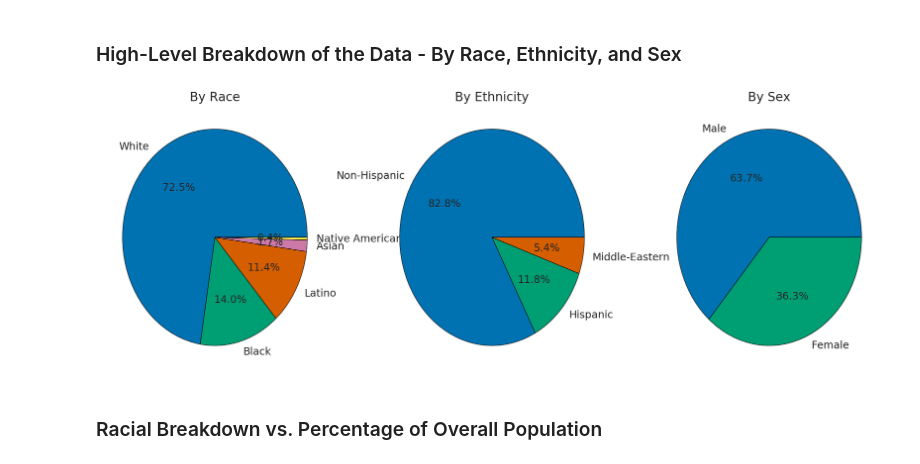
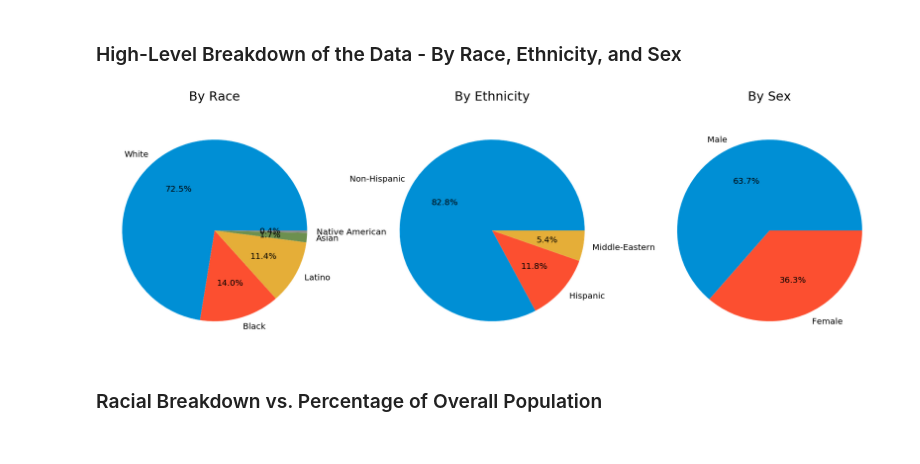
Before and after one commit to maf5509/Detecting_Implicit_Bias_in_Traffic_Stops, a Jupyter notebook: Traffic_Stop.ipynb, the cells around one changed output. Drawn from its saved outputs; the diff is of its cells as text; code cells hidden in the pictures.

```diff
--- a/Traffic_Stop.ipynb
+++ b/Traffic_Stop.ipynb
@@ -308,24 +308,23 @@ memory usage: 88.2 MB
 # %%
 def pie_chart(df, col, labs, title):
     pie(df[col].value_counts(),labels=labs,autopct='%1.1f%%')
-    plt.title(title)
+    plt.title(title, fontsize=30)
     font = {'family' : 'normal',
             'weight' : 'normal',
-            'size'   : 22}
-    matplotlib.rcParams['axes.titlepad'] = 2
+            'size'   : 20}
+    matplotlib.rcParams['axes.titlepad'] = 40
     matplotlib.rc('font', **font)
 # %%
-plt.style.use(['seaborn-colorblind'])
 plt.rcParams['figure.figsize'] = (30.0, 10.0)
 plt.subplot(1,3,1)
 pie_chart(stop, 'race', ['White', 'Black', 'Latino', 'Asian', 'Native American'], 'By Race')
 plt.subplot(1,3,2)
 pie_chart(stop, 'eth', ['Non-Hispanic', 'Hispanic', 'Middle-Eastern'], 'By Ethnicity')
 plt.subplot(1,3,3)
 pie_chart(stop, 'sex', ['Male', 'Female'], 'By Sex')
 plt.show()
 # %% [output]
-[figure, old version]
+[figure, new version]
 # %% [markdown]
 ### Racial Breakdown vs. Percentage of Overall Population
 # %% [markdown]
```
Also changed, not shown: parts of 59 cells of this notebook.
